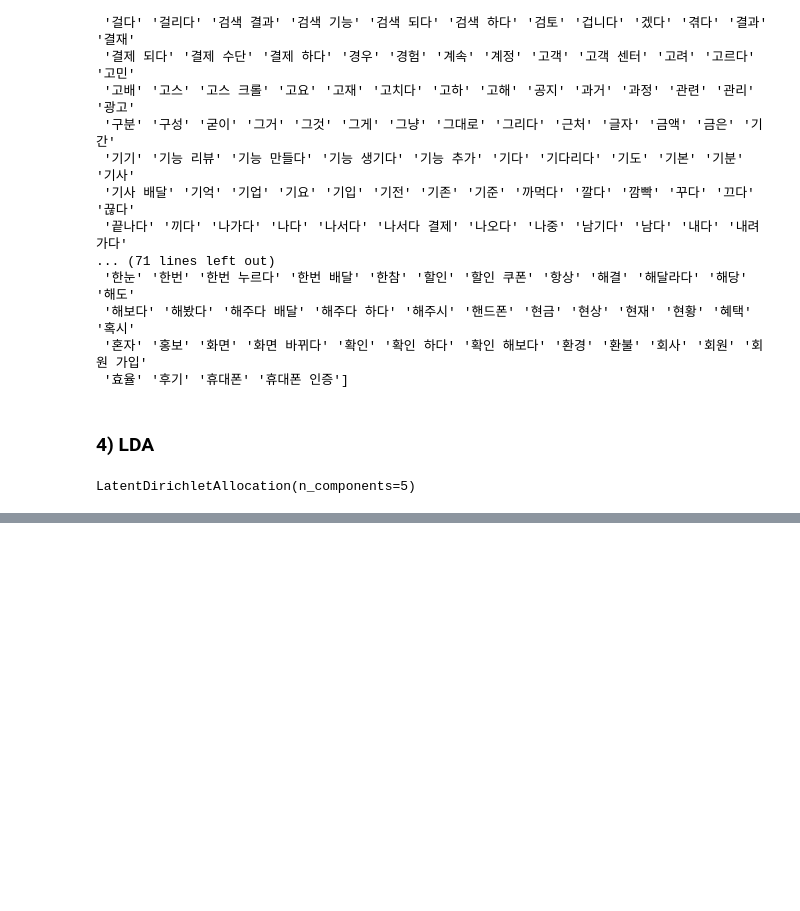
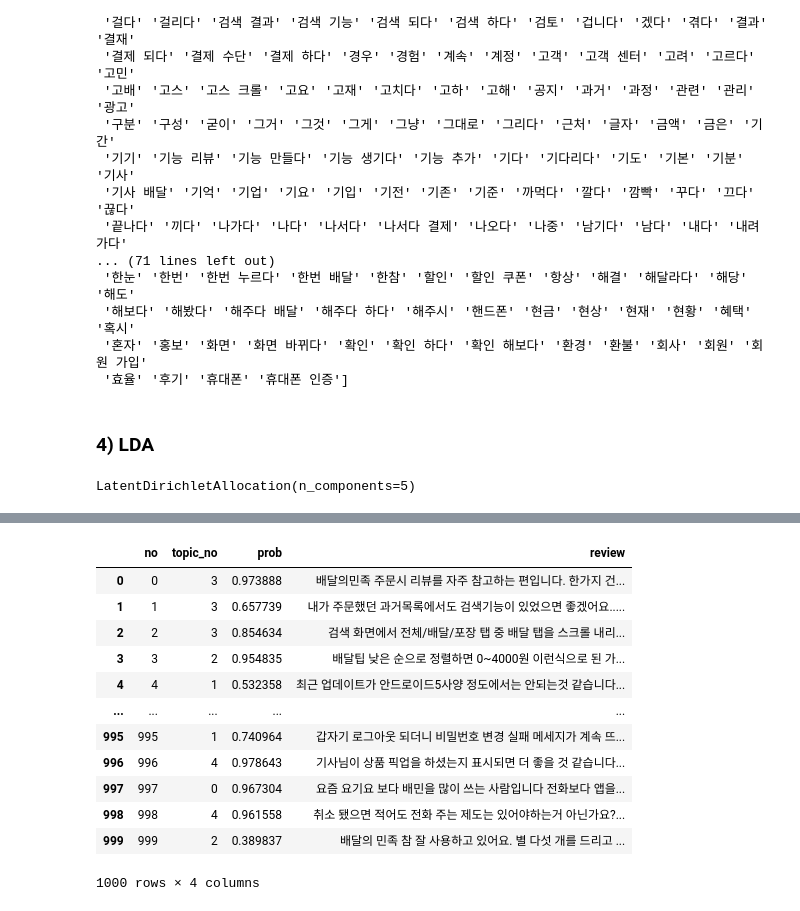
Before and after one commit to KimSeonJ-2134/myproject, a Jupyter notebook: 11_머신러닝_미리보기.ipynb, the cells around one changed output, grey strips where cells are left out. Saved outputs shown, nothing was run; the diff lists cells and outputs as text; code cells hidden in the pictures; blank space fills up the shorter version.

```diff
--- a/11_머신러닝_미리보기.ipynb
+++ b/11_머신러닝_미리보기.ipynb
@@ -126,0 +159,4 @@ print(lda.components_)
+# %%
+sentence_topic = lda.transform(feature_vec)
+print(sentence_topic.shape)
+print(sentence_topic)
@@ -126,0 +172,26 @@ print(lda.components_)
+# %%
+sent_list = []
+
+for n in range(sentence_topic.shape[0]) :
+    topic_idx = sentence_topic[n].argmax()
+    topic_prob = sentence_topic[n].max()
+
+    sent_list.append([n, topic_idx, topic_prob])
+
+topic_per_data = pd.DataFrame(sent_list, columns = ["no", "topic_no", "prob"])
+topic_per_data["review"] = reply_data_set["text"]
+topic_per_data
+# %% [output]
+|  | no | topic_no | prob | review |
+| 0 | 0 | 3 | 0.973888 | 배달의민족 주문시 리뷰를 자주 참고하는 편입니다. 한가지 건... |
+| 1 | 1 | 3 | 0.657739 | 내가 주문했던 과거목록에서도 검색기능이 있었으면 좋겠어요..... |
+| 2 | 2 | 3 | 0.854634 | 검색 화면에서 전체/배달/포장 탭 중 배달 탭을 스크롤 내리... |
+| 3 | 3 | 2 | 0.954835 | 배달팁 낮은 순으로 정렬하면 0~4000원 이런식으로 된 가... |
+| 4 | 4 | 1 | 0.532358 | 최근 업데이트가 안드로이드5사양 정도에서는 안되는것 같습니다... |
+| ... | ... | ... | ... | ... |
+| 995 | 995 | 1 | 0.740964 | 갑자기 로그아웃 되더니 비밀번호 변경 실패 메세지가 계속 뜨... |
+| 996 | 996 | 4 | 0.978643 | 기사님이 상품 픽업을 하셨는지 표시되면 더 좋을 것 같습니다... |
+| 997 | 997 | 0 | 0.967304 | 요즘 요기요 보다 배민을 많이 쓰는 사람입니다 전화보다 앱을... |
+| 998 | 998 | 4 | 0.961558 | 취소 됐으면 적어도 전화 주는 제도는 있어야하는거 아닌가요?... |
+| 999 | 999 | 2 | 0.389837 | 배달의 민족 참 잘 사용하고 있어요. 별 다섯 개를 드리고 ... |
+1000 rows × 4 columns
```
Also changed, not shown: parts of 24 cells of this notebook, 7 other files.
